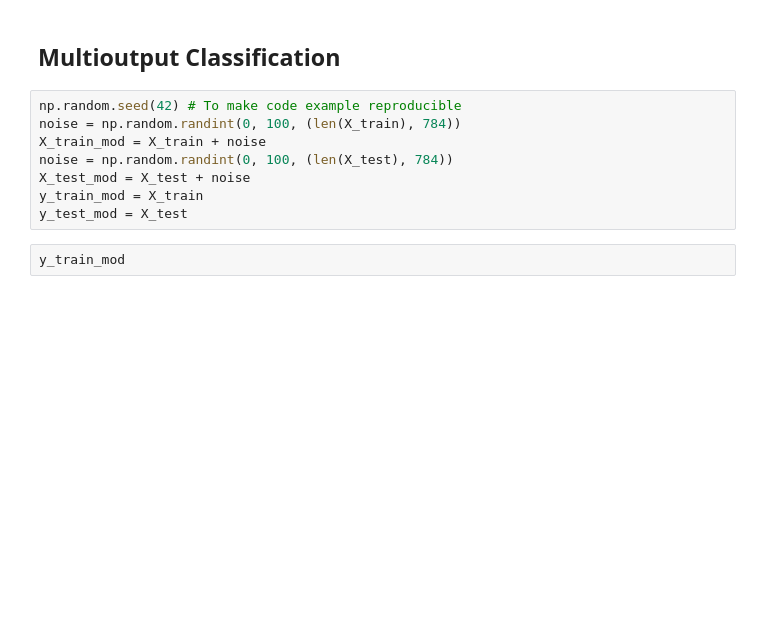
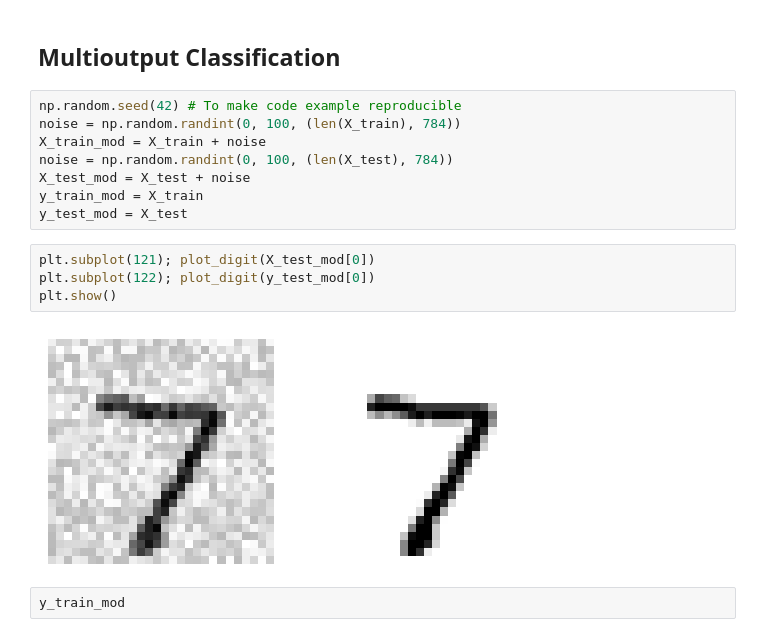
Before and after one commit to Fawazaro213/mnist-project, a Jupyter notebook: mnist.ipynb, the cells around one changed output. Drawn from its saved outputs; the diff is of its cells as text; blank space fills up the shorter version.

```diff
--- a/mnist.ipynb
+++ b/mnist.ipynb
@@ -427,6 +463,12 @@ noise = np.random.randint(0, 100, (len(X_test), 784))
 X_test_mod = X_test + noise
 y_train_mod = X_train
 y_test_mod = X_test
+# %%
+plt.subplot(121); plot_digit(X_test_mod[0])
+plt.subplot(122); plot_digit(y_test_mod[0])
+plt.show()
+# %% [output]
+[figure, added]
 # %%
 y_train_mod
 # %% [output]
```
Also changed, not shown: parts of 5 cells of this notebook.
